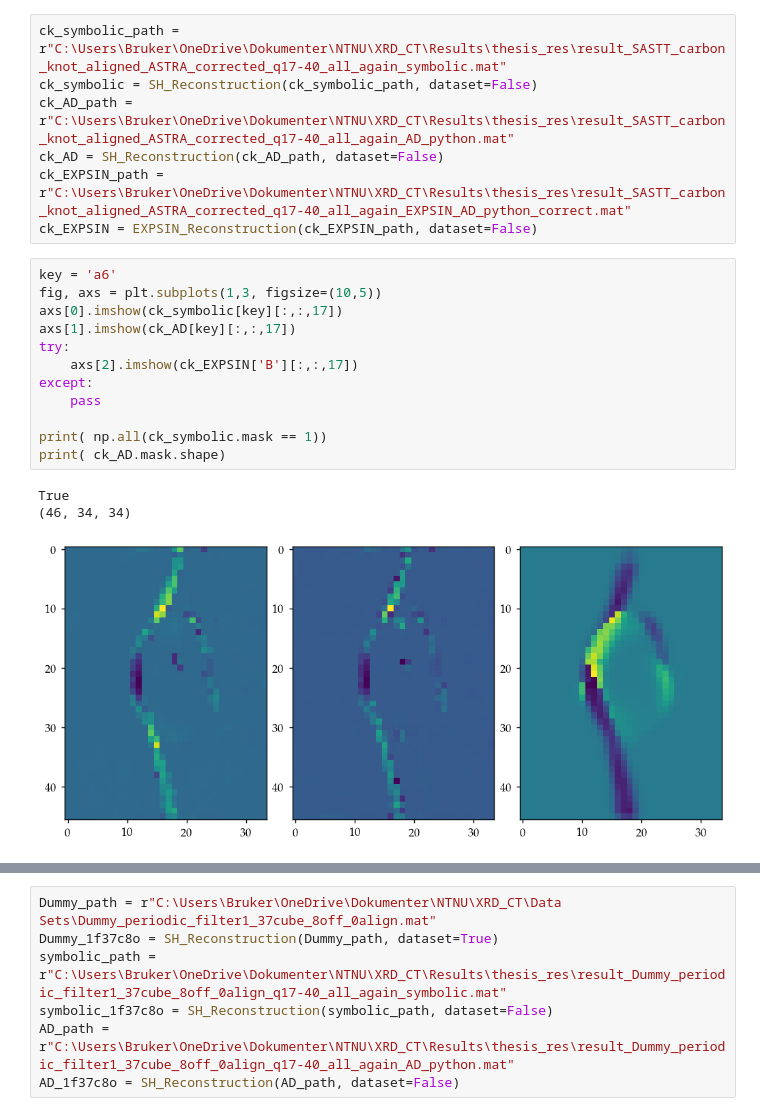
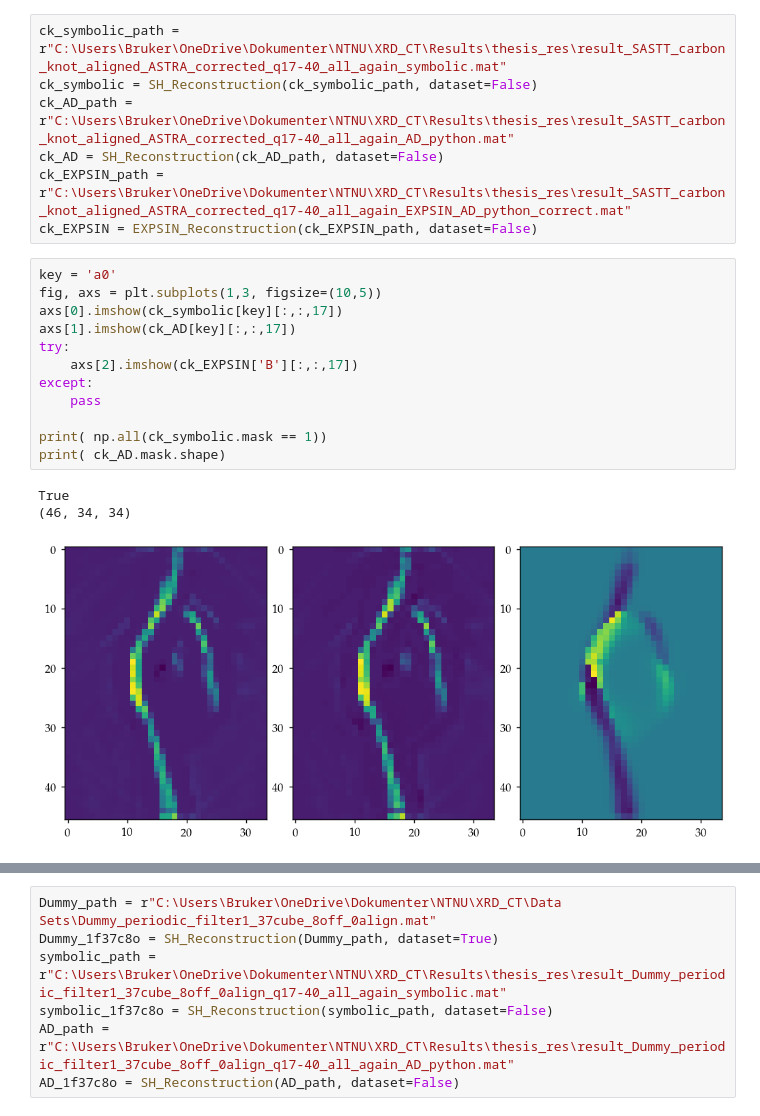
Before and after one commit to RubenDragland/XRD_CT, a Jupyter notebook: Results/data_analysis.ipynb, the cells around one changed output, grey strips where cells are left out. Saved outputs shown, nothing was run; the diff lists cells and outputs as text.

```diff
--- a/Results/data_analysis.ipynb
+++ b/Results/data_analysis.ipynb
@@ -262,18 +262,18 @@ ck_AD = SH_Reconstruction(ck_AD_path, dataset=False)
 ck_EXPSIN_path = r"C:\Users\Bruker\OneDrive\Dokumenter\NTNU\XRD_CT\Results\thesis_res\result_SASTT_carbon_knot_aligned_ASTRA_corrected_q17-40_all_again_EXPSIN_AD_python_correct.mat"
 ck_EXPSIN = EXPSIN_Reconstruction(ck_EXPSIN_path, dataset=False)
 # %%
-key = 'a6'
+key = 'a0'
 fig, axs = plt.subplots(1,3, figsize=(10,5))
 axs[0].imshow(ck_symbolic[key][:,:,17])
 axs[1].imshow(ck_AD[key][:,:,17])
 try:
     axs[2].imshow(ck_EXPSIN['B'][:,:,17])
 except:
     pass
 
 print( np.all(ck_symbolic.mask == 1))
 print( ck_AD.mask.shape)
 # %% [output]
 True
 (46, 34, 34)
-[figure, old version]
+[figure, new version]
```
Also changed, not shown: parts of 6 cells of this notebook, 10 other files.
